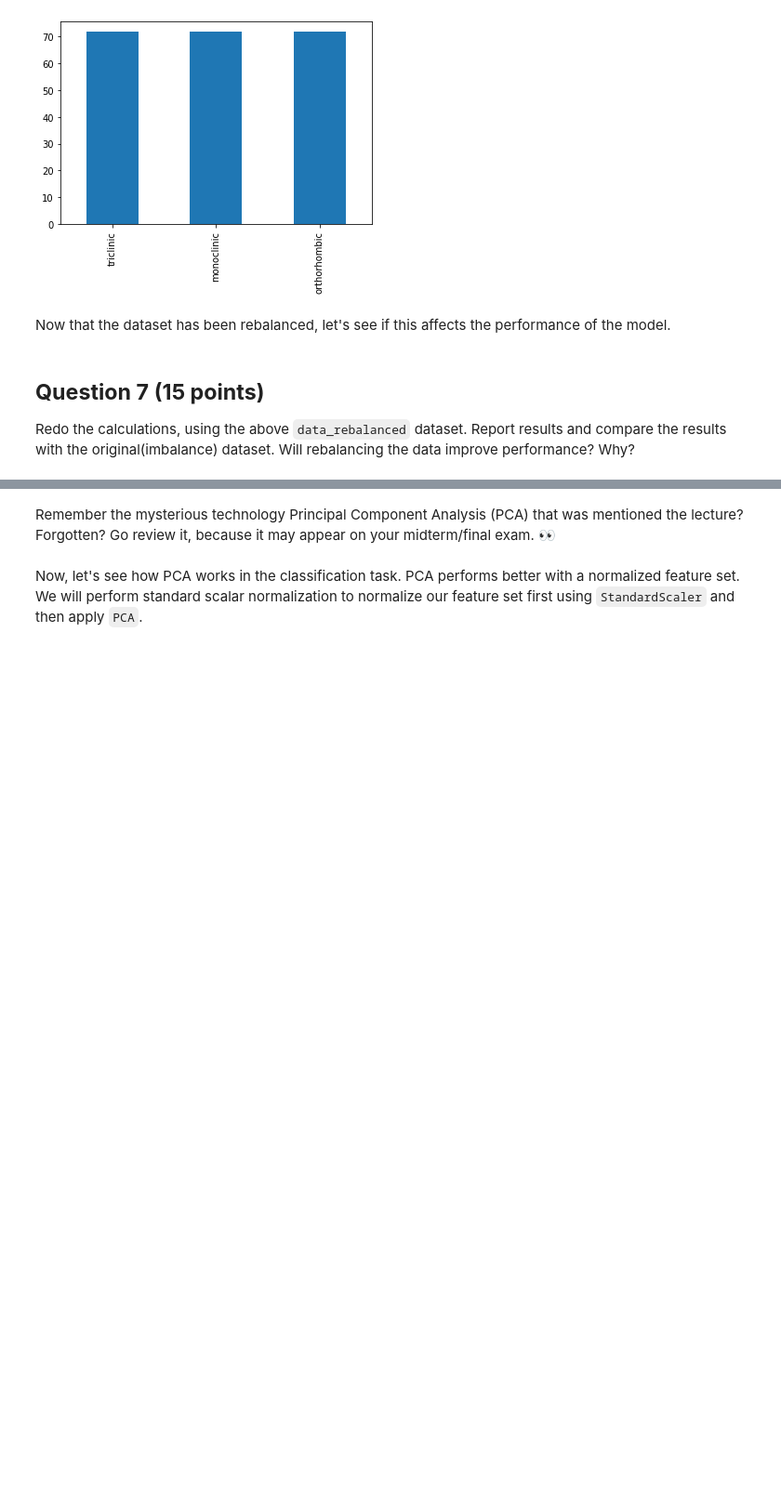
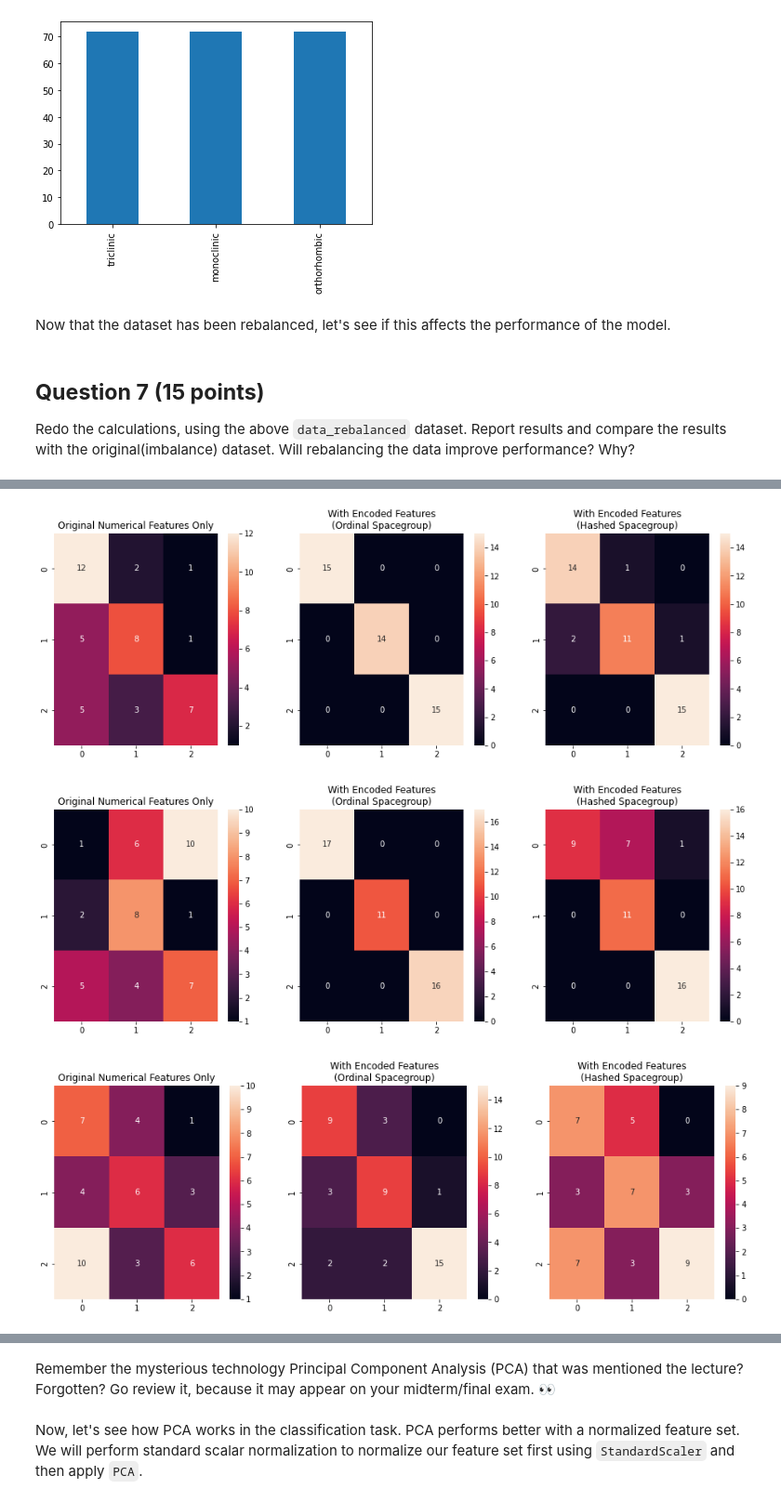
Before and after one commit to AVnieves/DS595, a Jupyter notebook: CaseStudy_2_Classification.ipynb, the cells around one changed output, grey strips where cells are left out. Shown: that part at 93% size. Saved outputs shown, nothing was run; the diff lists cells and outputs as text; code cells hidden in the pictures; blank space fills up the shorter version.

```diff
--- a/CaseStudy_2_Classification.ipynb
+++ b/CaseStudy_2_Classification.ipynb
@@ -772,3 +845,55 @@ for i, feat in enumerate([num_feat,ord_feat,hash_feat]):
+# %%
+plt.figure(figsize=(16,5))
+for i, feat in enumerate([num_feat,ord_feat,hash_feat]):
+  # change to rebalanced dataset: data_rebalanced
+  X = data_rebalanced[feat]
+  y = data_rebalanced[labels]
+  # 80% training data and 20% testing
+  Xtrain, Xtest, ytrain, ytest = train_test_split(X, y, test_size=0.2,shuffle=True, random_state=3)
+  dtree = DecisionTreeClassifier()
+  dtree.fit(Xtrain,ytrain)
+  yp = dtree.predict(Xtest)
+  plt.subplot(1,3,i+1)
+  cm = confusion_matrix(ytest,yp)
+  sns.heatmap(cm,annot=True)
+  plt.title(titles[i])
+plt.show()
+
+plt.figure(figsize=(16,5))
+for i, feat in enumerate([num_feat,ord_feat,hash_feat]):
+  X = data_rebalanced[feat]
+  y = data_rebalanced[labels]
+  #80% training data and 20% testing
+  Xtrain, Xtest, ytrain, ytest = train_test_split(X, y, test_size=0.2,shuffle=True, random_state=4)
+  # change to your selected model
+  model = LogisticRegression(max_iter=10000)
+  model.fit(Xtrain,ytrain.values.ravel())
+  yp = model.predict(Xtest)
+  plt.subplot(1,3,i+1)
+  cm = confusion_matrix(ytest,yp)
+  sns.heatmap(cm,annot=True)
+  plt.title(titles[i])
+plt.show()
+
+plt.figure(figsize=(16,5))
+for i, feat in enumerate([num_feat,ord_feat,hash_feat]):
+  X = data_rebalanced[feat]
+  y = data_rebalanced[labels]
+  #80% training data and 20% testing
+  Xtrain, Xtest, ytrain, ytest = train_test_split(X, y, test_size=0.2,shuffle=True, random_state=1)
+  # change to your selected model
+  model = KNeighborsClassifier(n_neighbors=7)
+  model.fit(Xtrain,ytrain.values.ravel())
+  yp = model.predict(Xtest)
+  plt.subplot(1,3,i+1)
+  cm = confusion_matrix(ytest,yp)
+  sns.heatmap(cm,annot=True)
+  plt.title(titles[i])
+plt.show()
+# %% [output]
+[figure, added]
+[figure, added]
+[figure, added]
 # %% [markdown]
 # Solution with Feature Engineering + dimensionality reduction
 
```
Also changed, not shown: parts of 22 cells of this notebook.
